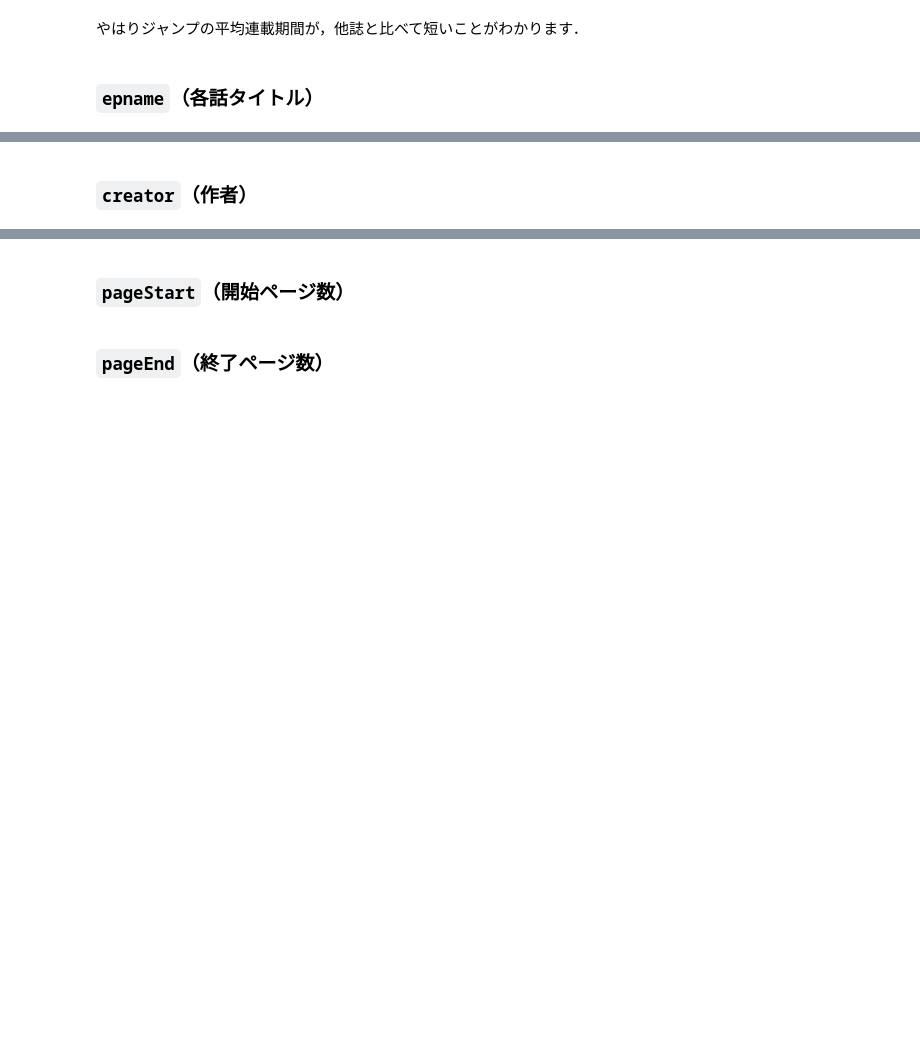
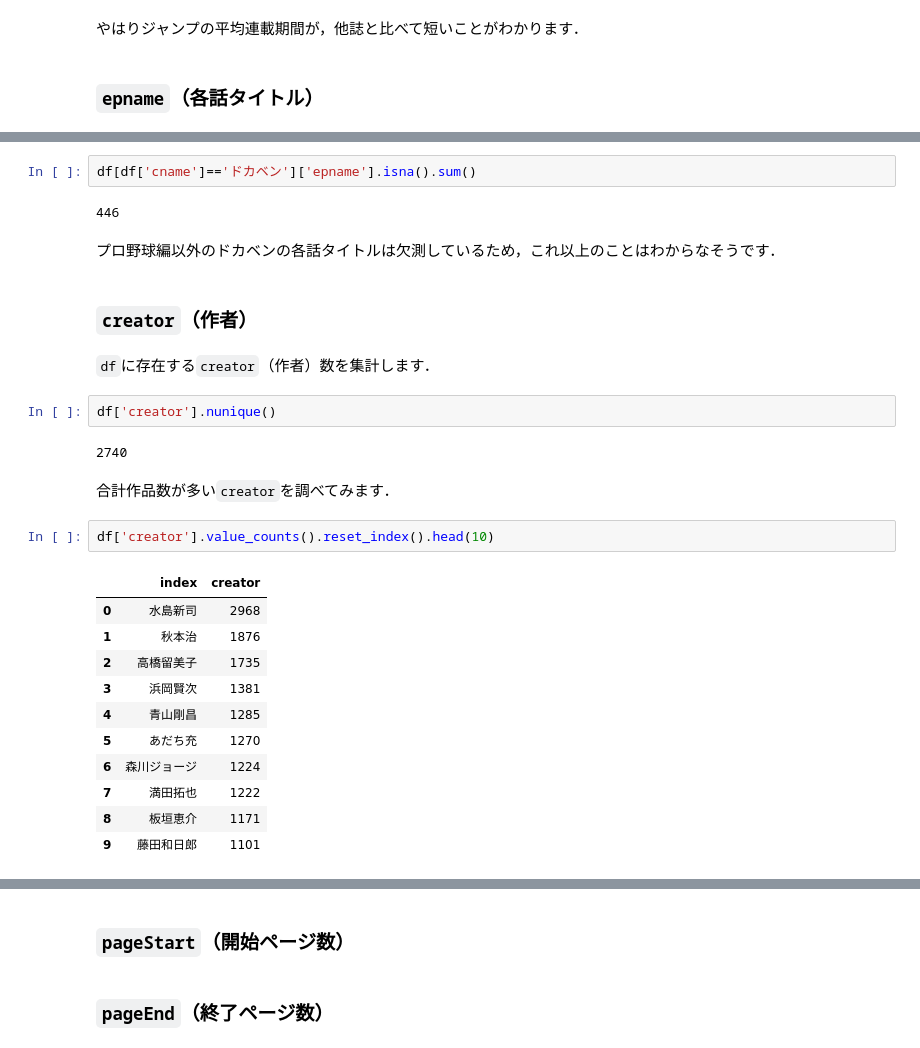
Before and after one commit to kakeami/viz-madb, a Jupyter notebook: _sources/eda/eda.ipynb, the cells around one changed output, grey strips where cells are left out. Drawn from its saved outputs; the diff is of its cells as text; blank space fills up the shorter version.

```diff
--- a/_sources/eda/eda.ipynb
+++ b/_sources/eda/eda.ipynb
@@ -235,2 +276,30 @@ df_tmp.groupby('mcname')['counts'].describe()
+# %%
+df[df['cname']=='ドカベン']['epname'].isna().sum()
+# %% [output]
+446
+# %% [markdown]
+プロ野球編以外のドカベンの各話タイトルは欠測しているため，これ以上のことはわからなそうです．
 # %% [markdown]
 ### `creator`（作者）
+# %% [markdown]
+`df`に存在する`creator`（作者）数を集計します．
+# %%
+df['creator'].nunique()
+# %% [output]
+2740
+# %% [markdown]
+合計作品数が多い`creator`を調べてみます．
+# %%
+df['creator'].value_counts().reset_index().head(10)
+# %% [output]
+|  | index | creator |
+| 0 | 水島新司 | 2968 |
+| 1 | 秋本治 | 1876 |
+| 2 | 高橋留美子 | 1735 |
+| 3 | 浜岡賢次 | 1381 |
+| 4 | 青山剛昌 | 1285 |
+| 5 | あだち充 | 1270 |
+| 6 | 森川ジョージ | 1224 |
+| 7 | 満田拓也 | 1222 |
+| 8 | 板垣恵介 | 1171 |
+| 9 | 藤田和日郎 | 1101 |
```
Also changed, not shown: parts of 12 cells of this notebook, 2 other files.
